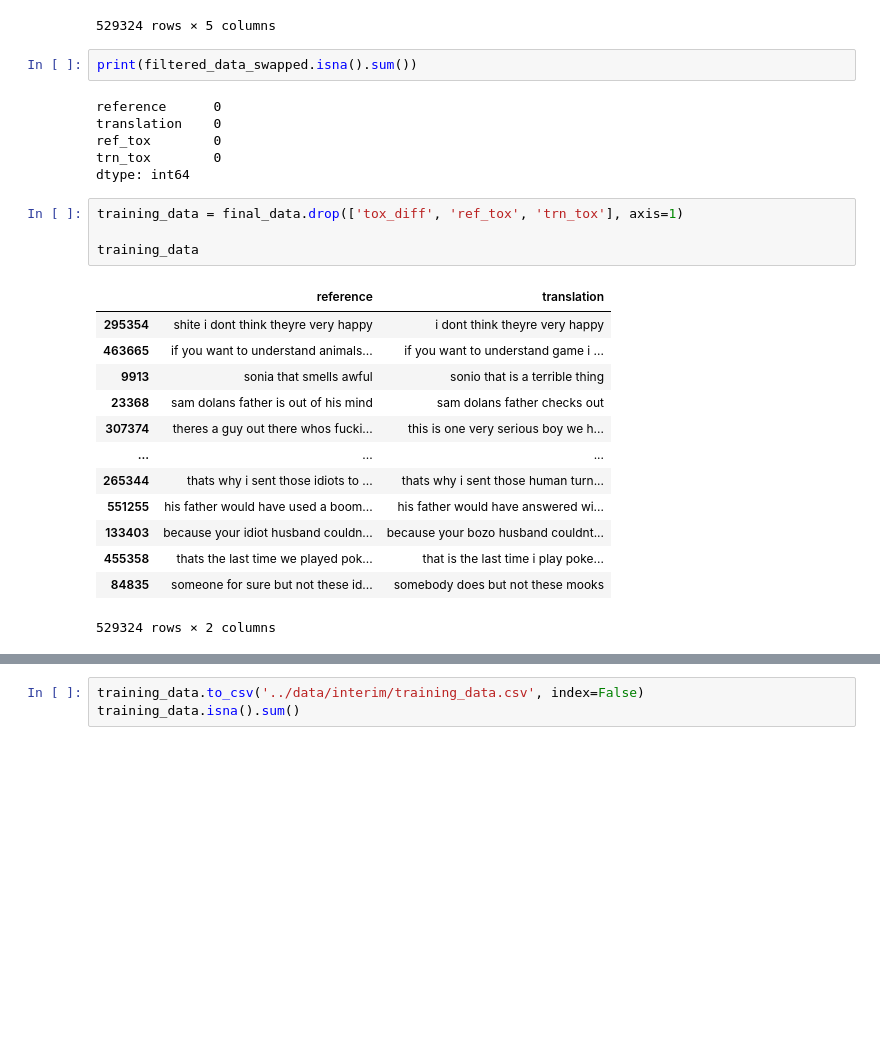
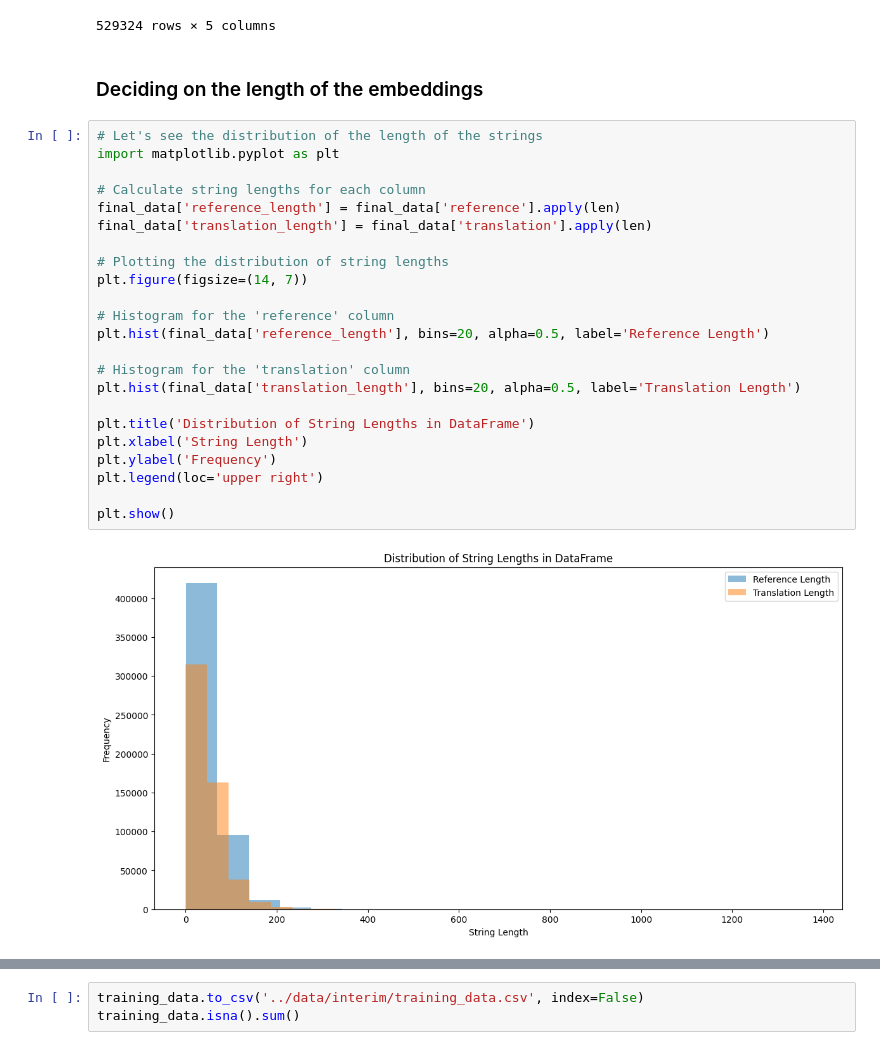
Before and after one commit to rootint/text-detoxification, a Jupyter notebook: notebooks/data_exploration.ipynb, the cells around one changed output, grey strips where cells are left out. Saved outputs shown, nothing was run; the diff lists cells and outputs as text; blank space fills up the shorter version.

```diff
--- a/notebooks/data_exploration.ipynb
+++ b/notebooks/data_exploration.ipynb
@@ -181,29 +181,30 @@ final_data
 | 455358 | thats the last time we played pok... | that is the last time i play poke... | 0.999726 | 0.076075 | 0.923651 |
 | 84835 | someone for sure but not these id... | somebody does but not these mooks | 0.999730 | 0.003280 | 0.996451 |
 529324 rows × 5 columns
-# %%
-print(filtered_data_swapped.isna().sum())
-# %% [output]
-reference      0
-translation    0
-ref_tox        0
-trn_tox        0
-dtype: int64
-# %%
-training_data = final_data.drop(['tox_diff', 'ref_tox', 'trn_tox'], axis=1)
-
-training_data
-# %% [output]
-|  | reference | translation |
-| 295354 | shite i dont think theyre very happy | i dont think theyre very happy |
-| 463665 | if you want to understand animals... | if you want to understand game i ... |
-| 9913 | sonia that smells awful | sonio that is a terrible thing |
-| 23368 | sam dolans father is out of his mind | sam dolans father checks out |
-| 307374 | theres a guy out there whos fucki... | this is one very serious boy we h... |
-| ... | ... | ... |
-| 265344 | thats why i sent those idiots to ... | thats why i sent those human turn... |
-| 551255 | his father would have used a boom... | his father would have answered wi... |
-| 133403 | because your idiot husband couldn... | because your bozo husband couldnt... |
-| 455358 | thats the last time we played pok... | that is the last time i play poke... |
-| 84835 | someone for sure but not these id... | somebody does but not these mooks |
-529324 rows × 2 columns
+# %% [markdown]
+### Deciding on the length of the embeddings
+# %%
+# Let's see the distribution of the length of the strings
+import matplotlib.pyplot as plt
+
+# Calculate string lengths for each column
+final_data['reference_length'] = final_data['reference'].apply(len)
+final_data['translation_length'] = final_data['translation'].apply(len)
+
+# Plotting the distribution of string lengths
+plt.figure(figsize=(14, 7))
+
+# Histogram for the 'reference' column
+plt.hist(final_data['reference_length'], bins=20, alpha=0.5, label='Reference Length')
+
+# Histogram for the 'translation' column
+plt.hist(final_data['translation_length'], bins=20, alpha=0.5, label='Translation Length')
+
+plt.title('Distribution of String Lengths in DataFrame')
+plt.xlabel('String Length')
+plt.ylabel('Frequency')
+plt.legend(loc='upper right')
+
+plt.show()
+# %% [output]
+[figure, added]
```
Also changed, not shown: parts of 5 cells of this notebook, 5 other files.
